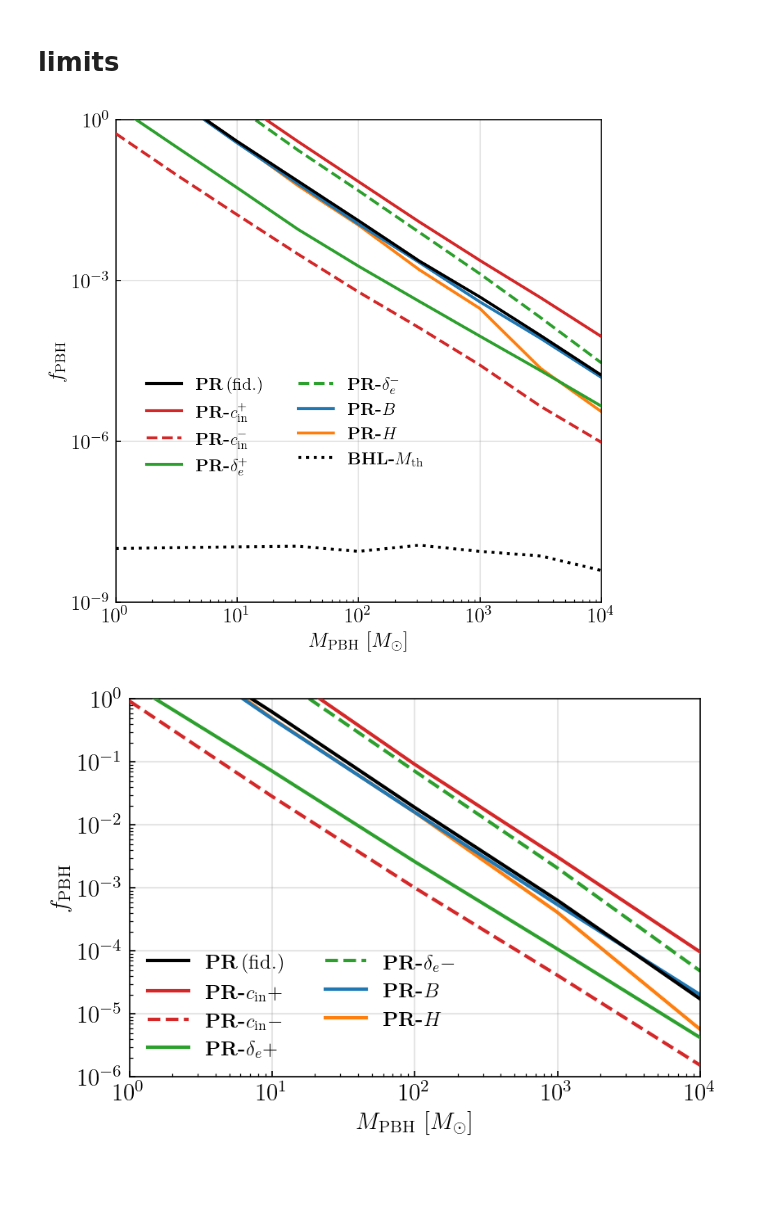
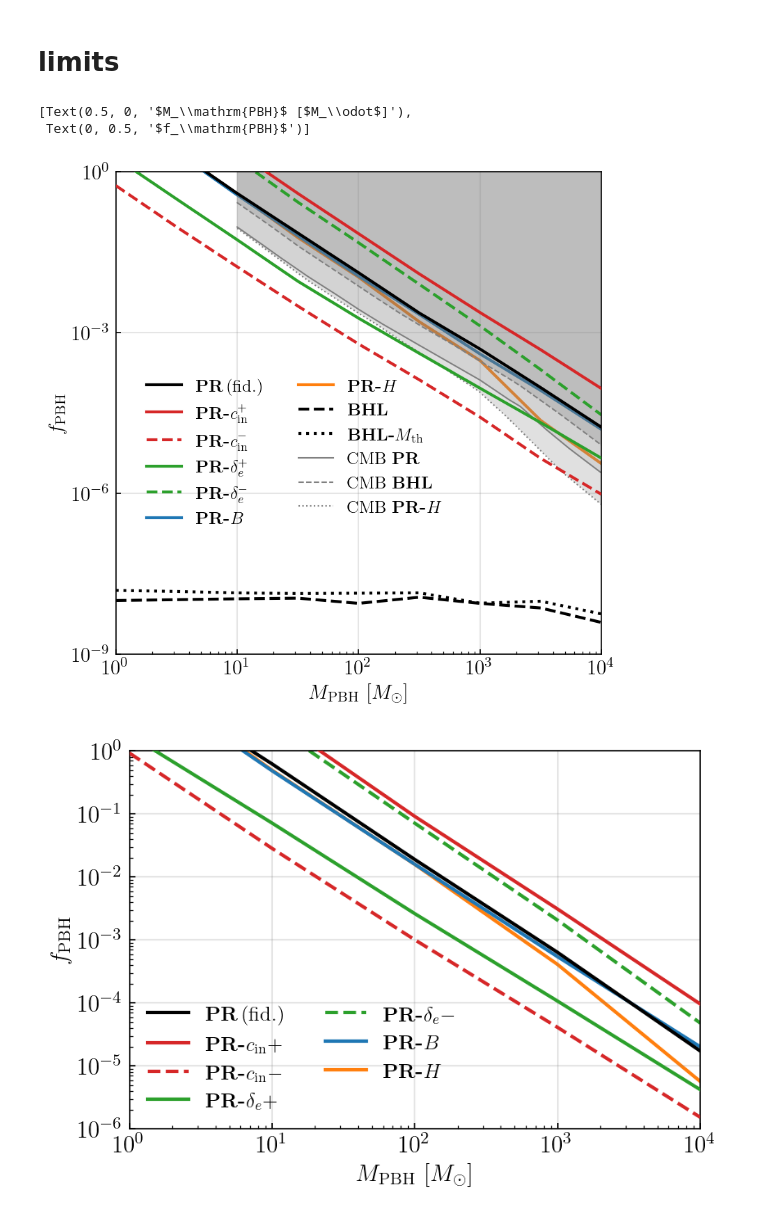
Before and after one commit to yitiansun/DM21cm, a Jupyter notebook: plotting/paper2/pbhacc-L.ipynb, the cells around one changed output. Cells and saved outputs as stored; diff of their text form; code cells hidden in the pictures; blank space fills up the shorter version.

Commit message:
new existing limits

```diff
--- a/plotting/paper2/pbhacc-L.ipynb
+++ b/plotting/paper2/pbhacc-L.ipynb
@@ -291,26 +292,42 @@ def plot_limits(ax, channel, **kwargs):
     default_kwargs.update(kwargs)
     ax.plot(mass_s, upper_limit, **default_kwargs)
 # %%
-model_name_s = ['PRc23', 'PRc29', 'PRc14', 'PRc23dp', 'PRc23dm', 'PRc23B', 'PRc23H', 'BHLl2mt']
+model_name_s = ['PRc23', 'PRc29', 'PRc14', 'PRc23dp', 'PRc23dm', 'PRc23B', 'PRc23H', 'BHLl2', 'BHLl2mt']
 
 fig, axs = plt.subplots(1, 1, figsize=(6, 6))
 
 ax = axs
 for model_name in model_name_s:
     plot_limits(ax, f'pbhacc-{model_name}-250808')
+
+
+mCMBPR, fCMBPR = np.loadtxt(f"{WDIR}/data/limits/pbhacc/CMB-PR.txt", unpack=True)
+ax.plot(mCMBPR, fCMBPR, label=r'CMB $\textbf{PR}$', color='gray', ls='-', lw=1)
+ax.fill_between(mCMBPR, fCMBPR, 2, fc=mpl.colormaps['binary'](0.3), alpha=0.2, ec='none')
+
+mCMBBHL, fCMBBHL = np.loadtxt(f"{WDIR}/data/limits/pbhacc/CMB-BHL.txt", unpack=True)
+ax.plot(mCMBBHL, fCMBBHL, label=r'CMB $\textbf{BHL}$', color='gray', ls='--', lw=1)
+ax.fill_between(mCMBBHL, fCMBBHL, 2, fc=mpl.colormaps['binary'](0.6), alpha=0.2, ec='none')
+
+mCMBPRH, fCMBPRH = np.loadtxt(f"{WDIR}/data/limits/pbhacc/CMB-PR-HALO.txt", unpack=True)
+ax.plot(mCMBPRH, fCMBPRH, label=r'CMB $\textbf{PR-}H$', color='gray', ls=':', lw=1)
+ax.fill_between(mCMBPRH, fCMBPRH, 2, fc=mpl.colormaps['binary'](0.6), alpha=0.2, ec='none')
+
 
 ax.set(xscale='log', yscale='log')
 ax.set(xlim=(1e0, 1e4), ylim=(1e-9, 1))
 ax.set(yticks=[1e-9, 1e-6, 1e-3, 1e0])
 ax.set(yticklabels=[r'$10^{-9}$', r'$10^{-6}$', r'$10^{-3}$', r'$10^{0}$'])
 ax.set(ylabel=r'$f_\mathrm{PBH}$')
 ax.grid(color='0.5', alpha=0.2, linewidth=1, linestyle='-')
 ax.legend(frameon=False, ncol=2, loc=(0.05, 0.25))
 ax.set(xlabel=r'$M_\mathrm{PBH}$ [$M_\odot$]', ylabel=r'$f_\mathrm{PBH}$')
 
-fig.savefig('pbhacc-limits.pdf', bbox_inches='tight')
+# fig.savefig('pbhacc-limits.pdf', bbox_inches='tight')
 # %% [output]
+[Text(0.5, 0, '$M_\\mathrm{PBH}$ [$M_\\odot$]'),
+ Text(0, 0.5, '$f_\\mathrm{PBH}$')]
-[figure, old version]
+[figure, new version]
 # %%
 model_name_s = ['PRc23', 'PRc29', 'PRc14', 'PRc23dp', 'PRc23dm', 'PRc23B', 'PRc23H']
 
```
Also changed, not shown: parts of 1 cell of this notebook, 8 other files.
